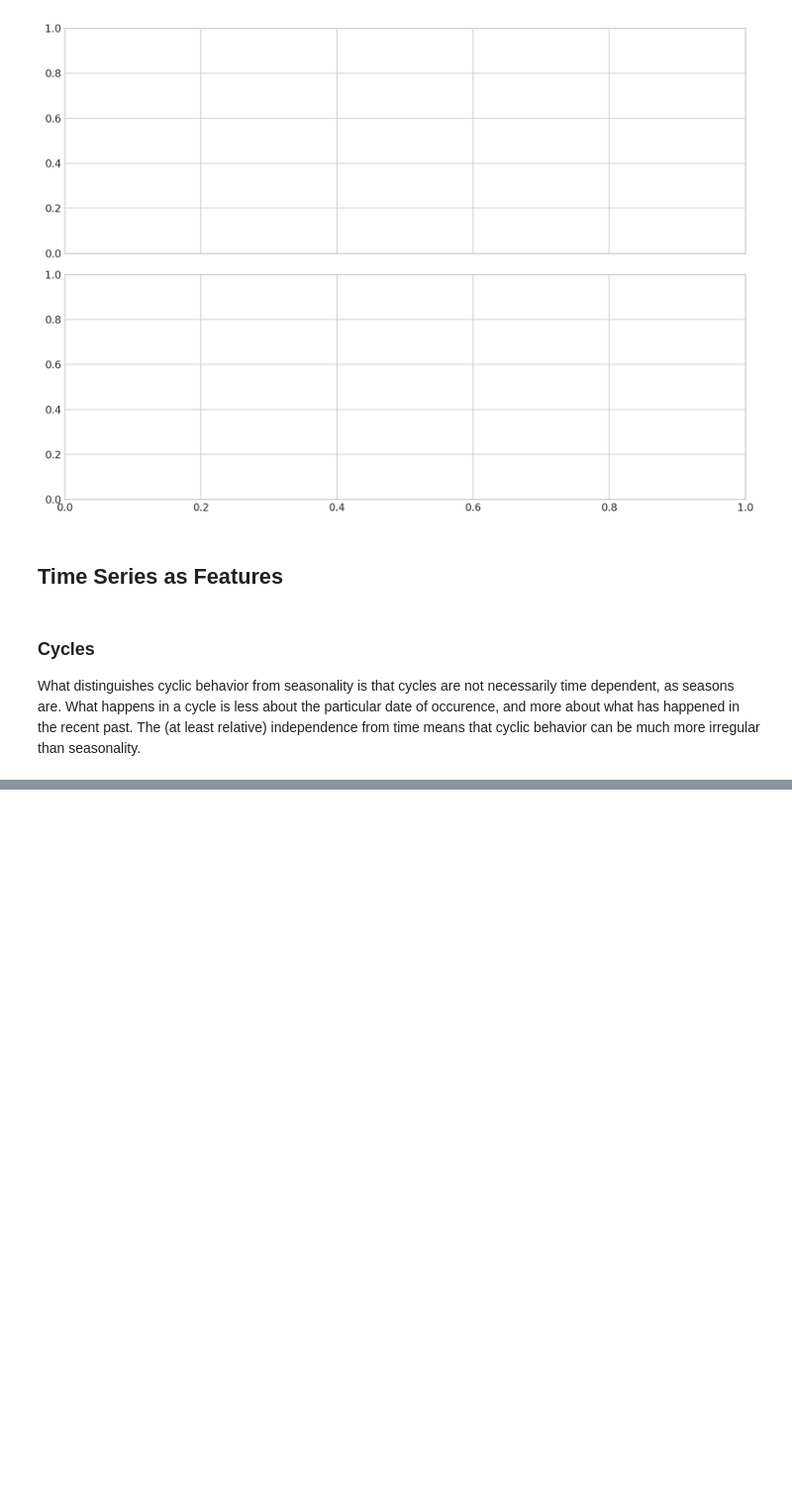
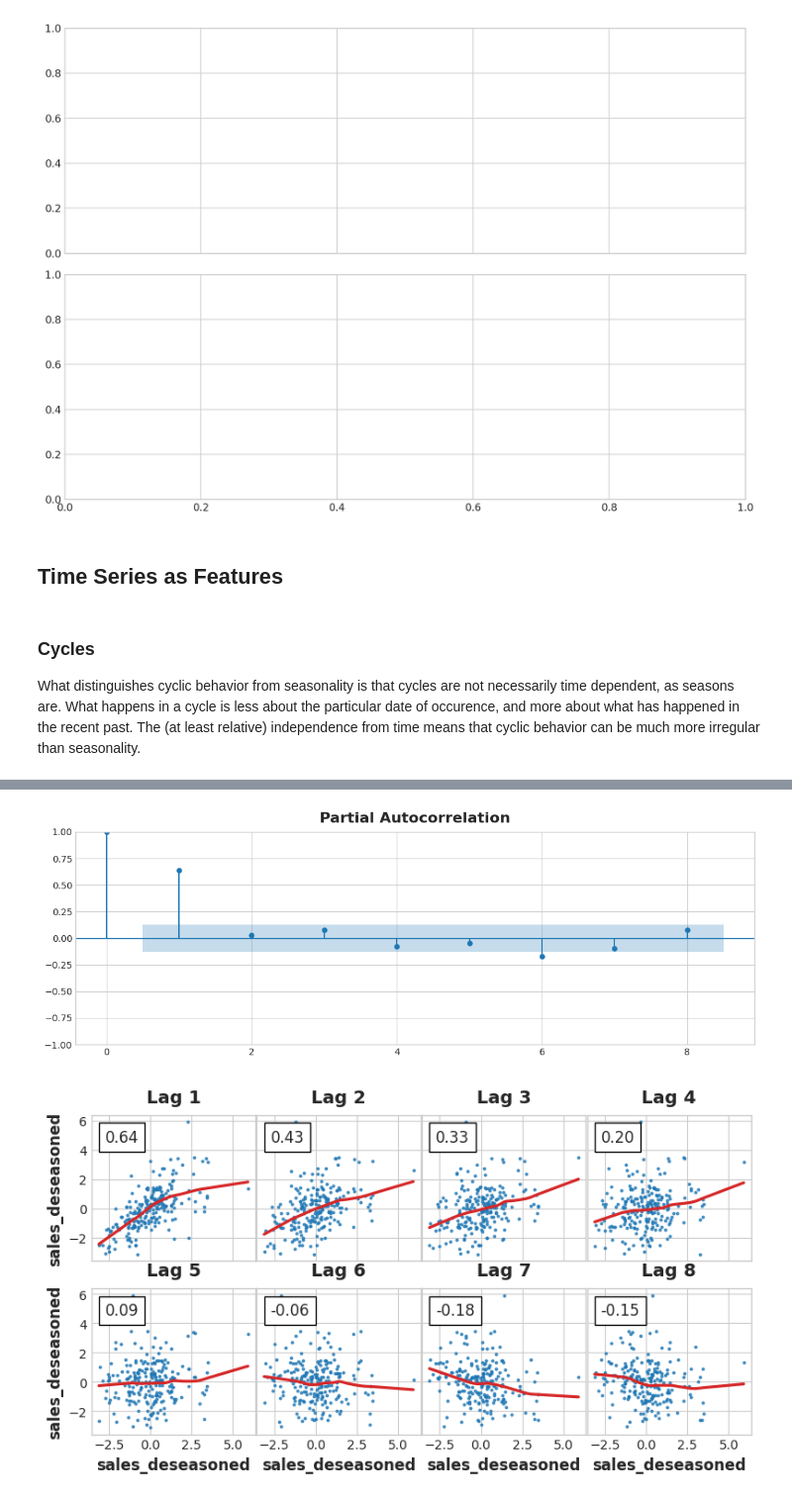
Before and after one commit to josephbak/store-sales-tsf, a Jupyter notebook: eda.ipynb, the cells around one changed output, grey strips where cells are left out. Shown at 99% size. Saved outputs shown, nothing was run; the diff lists cells and outputs as text; code cells hidden in the pictures; blank space fills up the shorter version.

```diff
--- a/eda.ipynb
+++ b/eda.ipynb
@@ -1193,0 +1308,6 @@ fundamental limitation of using lagged features in time series forecasting: Lagg
+# %%
+plot_pacf(y_deseason, lags=8);
+plot_lags(y_deseason, lags=8, nrows=2);
+# %% [output]
+[figure, added]
+[figure, added]
```
Also changed, not shown: parts of 6 cells of this notebook, 1 other file.
